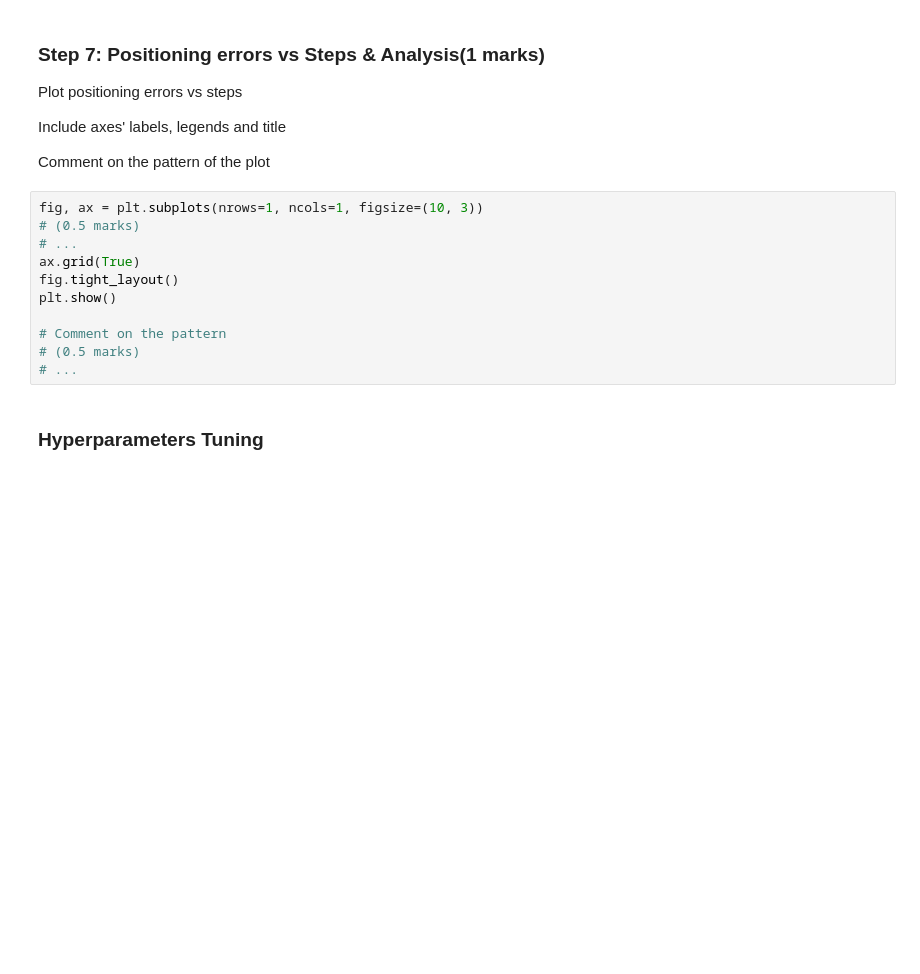
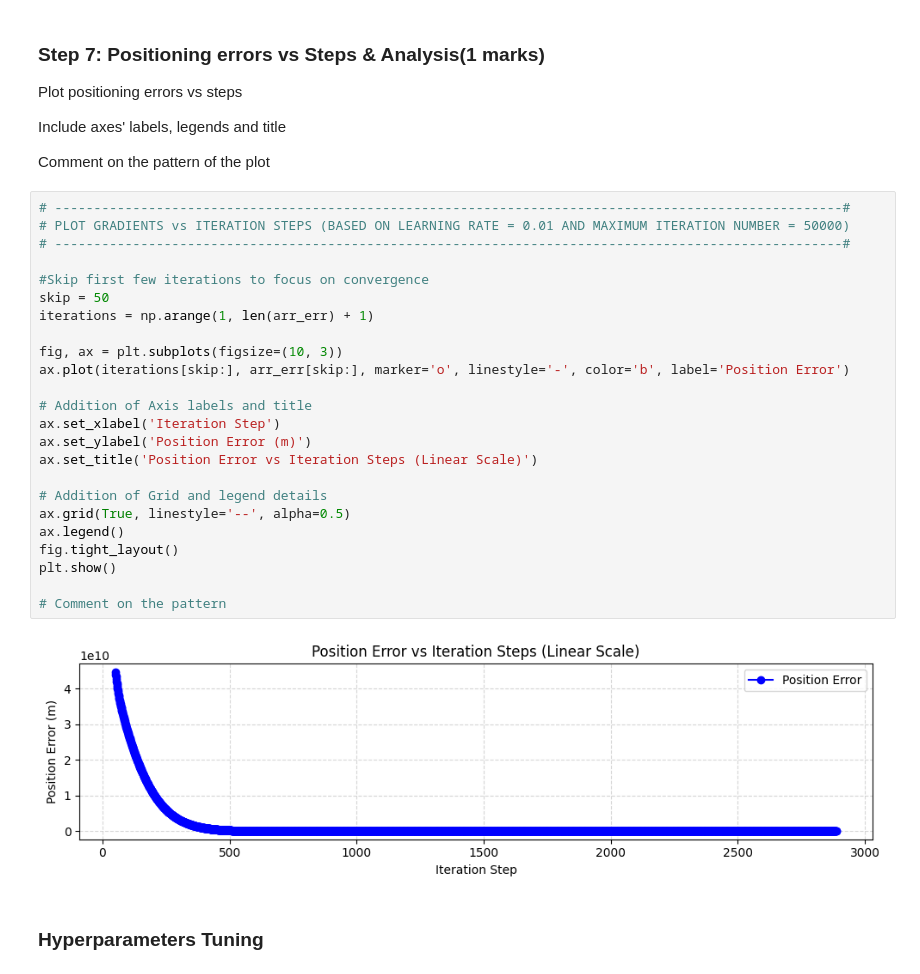
Before and after one commit to hudsonirivbogbe/ENGG680_2025_Fall, a Jupyter notebook: Lab_Assignment2/Assignment2_Group_6.ipynb, the cells around one changed output. Cells and saved outputs as stored; diff of their text form; blank space fills up the shorter version.

Commit message:
Part 1 (First Part) Completed_1

```diff
--- a/Lab_Assignment2/Assignment2_Group_6.ipynb
+++ b/Lab_Assignment2/Assignment2_Group_6.ipynb
@@ -687,17 +890,32 @@ Plot positioning errors vs steps
 Include axes' labels, legends and title
 
 Comment on the pattern of the plot
-# %%
-fig, ax = plt.subplots(nrows=1, ncols=1, figsize=(10, 3))
-# (0.5 marks)
-# ...
-ax.grid(True)
-fig.tight_layout()
-plt.show()
-
-# Comment on the pattern
-# (0.5 marks)
-# ...
+# %%
+# -----------------------------------------------------------------------------------------------------#
+# PLOT GRADIENTS vs ITERATION STEPS (BASED ON LEARNING RATE = 0.01 AND MAXIMUM ITERATION NUMBER = 50000)
+# -----------------------------------------------------------------------------------------------------#
+
+#Skip first few iterations to focus on convergence
+skip = 50
+iterations = np.arange(1, len(arr_err) + 1)
+
+fig, ax = plt.subplots(figsize=(10, 3))
+ax.plot(iterations[skip:], arr_err[skip:], marker='o', linestyle='-', color='b', label='Position Error')
+
+# Addition of Axis labels and title
+ax.set_xlabel('Iteration Step')
+ax.set_ylabel('Position Error (m)')
+ax.set_title('Position Error vs Iteration Steps (Linear Scale)')
+
+# Addition of Grid and legend details
+ax.grid(True, linestyle='--', alpha=0.5)
+ax.legend()
+fig.tight_layout()
+plt.show()
+
+# Comment on the pattern
+# %% [output]
+[figure, added]
 # %% [markdown]
 ### **Hyperparameters Tuning**
 # %% [markdown]
```
Also changed, not shown: parts of 17 cells of this notebook.
